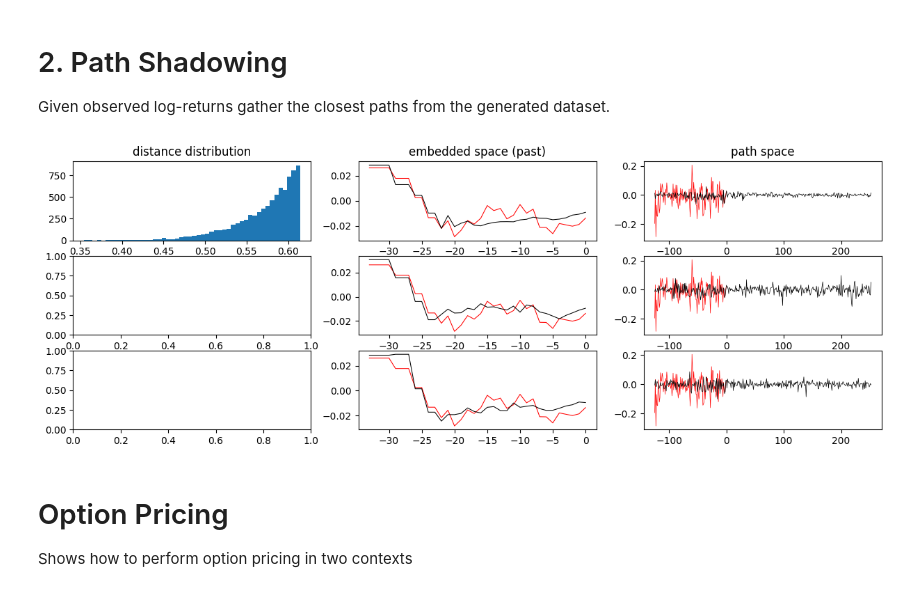
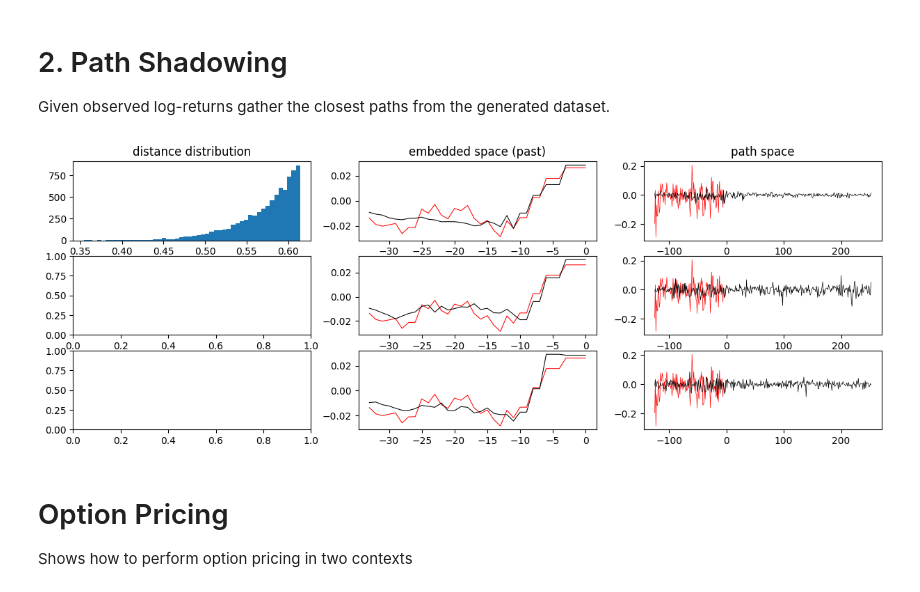
Before and after one commit to RudyMorel/shadowing, a Jupyter notebook: tutorial.ipynb, the cells around one changed output. Cells and saved outputs as stored; diff of their text form; code cells hidden in the pictures.

```diff
--- a/tutorial.ipynb
+++ b/tutorial.ipynb
@@ -98,35 +98,35 @@ distances, close_paths = obj.shadow(
 # %%
 # some vizualization
 i_date = 0
 
 context_size = dlnx_context.shape[-1]  # nb of days in the past
 d = embedding.dim  # embedding dimension
 horizon = 252
 
 # get 3 closest paths at this date
 idces = np.argpartition(distances[i_date,:], 3)[:3]
 dlnx_closest = np.stack([close_paths[i_date][i_path] for i_path in idces])
 
 # embed them
 dlnx_context_emb = embedding(_torch(dlnx_context))
 dlnx_closest_emb = embedding(_torch(dlnx_closest))
 
 fig, axes = plt.subplots(3, 3, figsize=(15, 5))
 axes[0,0].set_title('distance distribution')
 axes[0,0].hist(distances[i_date], bins=50)
 axes[0,1].set_title('embedded space (past)')
 for i, ax in enumerate(axes[:,1]):
     ts_past = np.arange(-d+1, 1)
-    ax.plot(ts_past, dlnx_context_emb[i_date,0,:], color='red', linewidth=0.75)
-    ax.plot(ts_past, dlnx_closest_emb[i,0,:], color='black', linewidth=0.75)
+    ax.plot(ts_past, dlnx_context_emb[i_date,0,:].flip(-1), color='red', linewidth=0.75)
+    ax.plot(ts_past, dlnx_closest_emb[i,0,:].flip(-1), color='black', linewidth=0.75)
 axes[0,2].set_title('path space')
 for i, ax in enumerate(axes[:,2]):
     ts_past = np.arange(-context_size+1,1)
     ts = np.arange(-context_size+1,horizon+1)
     ax.plot(ts_past, dlnx_context[i_date,0,:], color='red', linewidth=0.5)
     ax.plot(ts, dlnx_closest[i,0,:], color='black', linewidth=0.5)
 # %% [output]
-[figure, old version]
+[figure, new version]
 # %% [markdown]
 # Option Pricing
 
```
